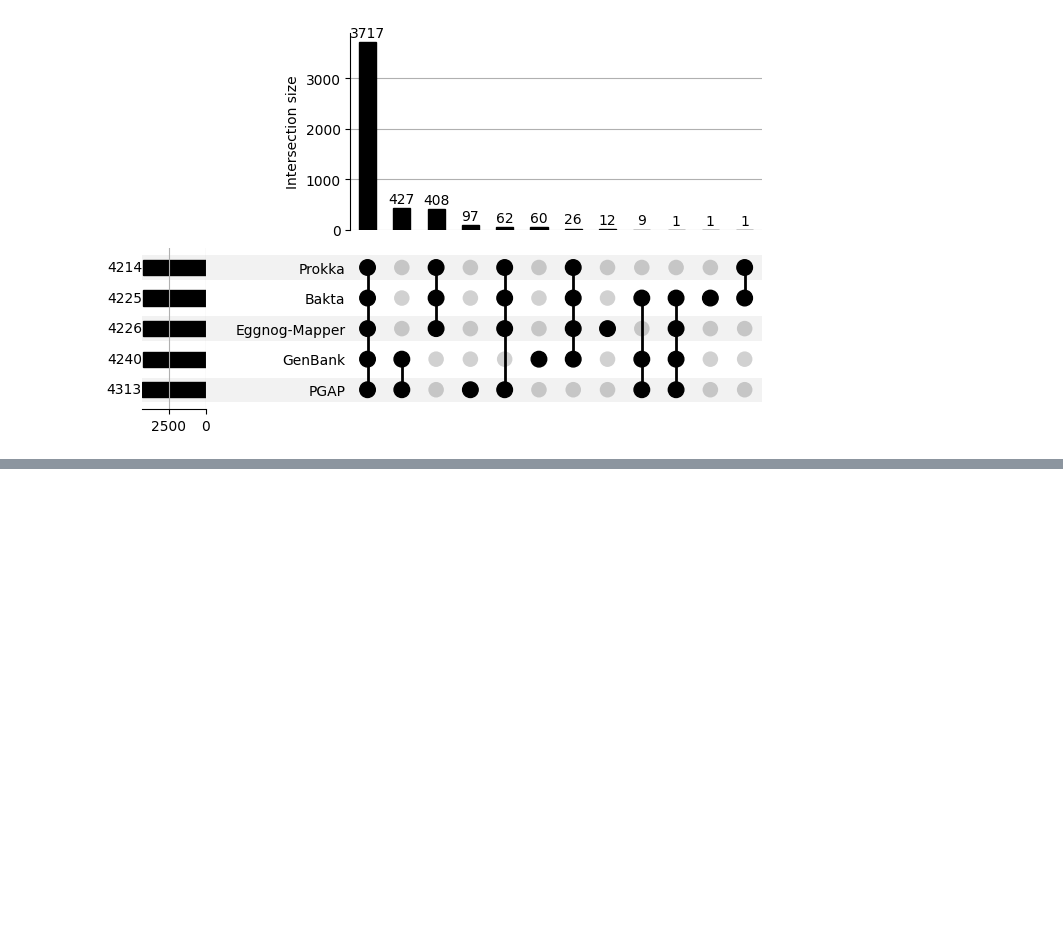
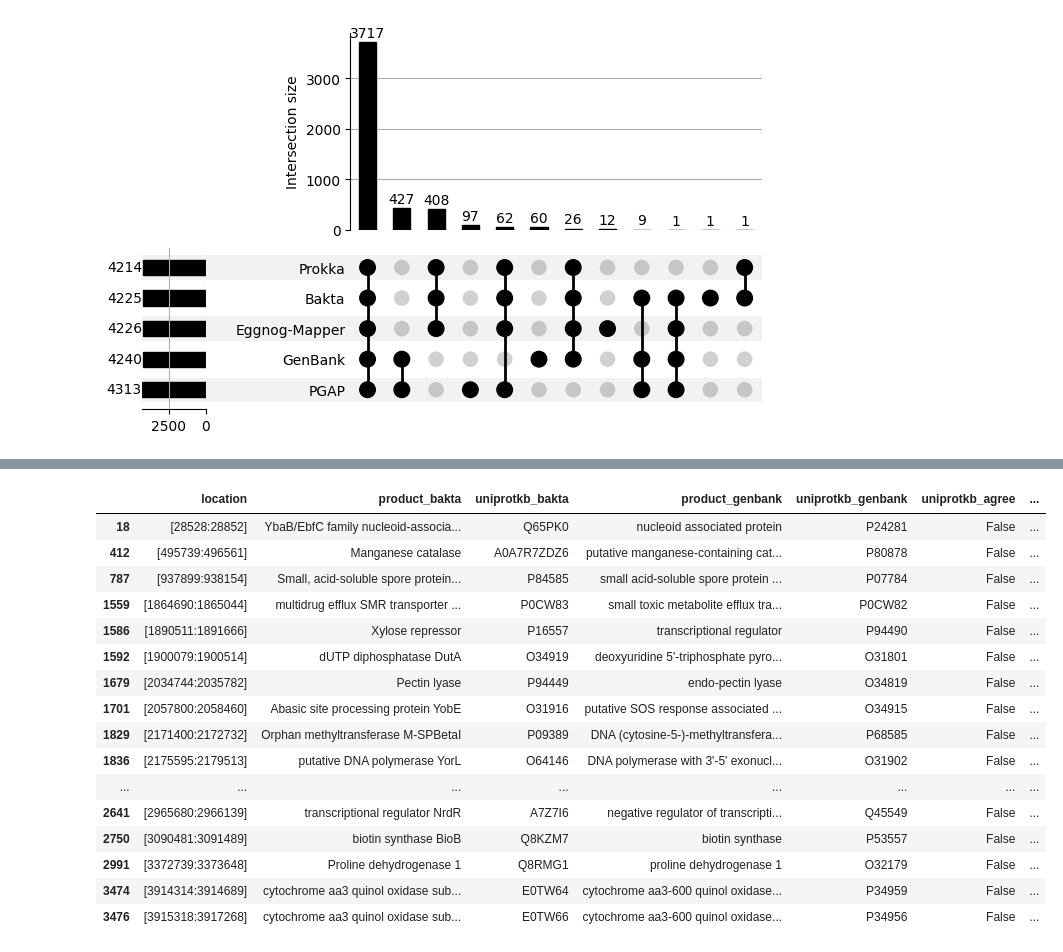
Before and after one commit to tiagocabralborelli/BenchAnnot, a Jupyter notebook: bacillus_analysis/bacillus_analysis.ipynb, the cells around one changed output, grey strips where cells are left out. Cells and saved outputs as stored; diff of their text form; code cells hidden in the pictures; blank space fills up the shorter version.

```diff
--- a/bacillus_analysis/bacillus_analysis.ipynb
+++ b/bacillus_analysis/bacillus_analysis.ipynb
@@ -127,0 +327,19 @@ Now we proceed to checking if the functional annotation differs. Starting with t
+# %%
+cds_data = []
+for record in SeqIO.parse(bakta_gbk, "genbank"):
+    for feature in record.features:
+        if feature.type == "CDS":
+            location = str(feature.location).split('(')[0]
+            product = feature.qualifiers.get("product", ["hypothetical protein"])[0]
+            uniprotkb = None
+            for note in feature.qualifiers.get("note", []):
+                if "UniRef:UniRef100" in note:
+                    uniprotkb = note.split("UniRef:UniRef100_")[1]
+                elif "UniRef:UniRef90" in note:
+                    uniprotkb = note.split("UniRef:UniRef90_")[1]
+                elif "UniRef:UniRef50" in note:
+                    uniprotkb = note.split("UniRef:UniRef50_")[1]
+            cds_data.append({"location": location, "product": product, "uniprotkb": uniprotkb})
+
+bakta = pd.DataFrame(cds_data)
+bakta
@@ -127,0 +360,2 @@ Now we proceed to checking if the functional annotation differs. Starting with t
+# %%
+bakta_genbank = compare_annotations(bakta, genbank, "uniprotkb", df1_name="Bakta", df2_name="GenBank")
@@ -127,0 +369,20 @@ Now we proceed to checking if the functional annotation differs. Starting with t
+# %%
+bakta_genbank[~bakta_genbank["uniprotkb_agree"]].dropna()
+# %% [output]
+|  | location | product_bakta | uniprotkb_bakta | product_genbank | uniprotkb_genbank | uniprotkb_agree | ... |
+| 18 | [28528:28852] | YbaB/EbfC family nucleoid-associa... | Q65PK0 | nucleoid associated protein | P24281 | False | ... |
+| 412 | [495739:496561] | Manganese catalase | A0A7R7ZDZ6 | putative manganese-containing cat... | P80878 | False | ... |
+| 787 | [937899:938154] | Small, acid-soluble spore protein... | P84585 | small acid-soluble spore protein ... | P07784 | False | ... |
+| 1559 | [1864690:1865044] | multidrug efflux SMR transporter ... | P0CW83 | small toxic metabolite efflux tra... | P0CW82 | False | ... |
+| 1586 | [1890511:1891666] | Xylose repressor | P16557 | transcriptional regulator | P94490 | False | ... |
+| 1592 | [1900079:1900514] | dUTP diphosphatase DutA | O34919 | deoxyuridine 5'-triphosphate pyro... | O31801 | False | ... |
+| 1679 | [2034744:2035782] | Pectin lyase | P94449 | endo-pectin lyase | O34819 | False | ... |
+| 1701 | [2057800:2058460] | Abasic site processing protein YobE | O31916 | putative SOS response associated ... | O34915 | False | ... |
+| 1829 | [2171400:2172732] | Orphan methyltransferase M-SPBetaI | P09389 | DNA (cytosine-5-)-methyltransfera... | P68585 | False | ... |
+| 1836 | [2175595:2179513] | putative DNA polymerase YorL | O64146 | DNA polymerase with 3'-5' exonucl... | O31902 | False | ... |
+| ... | ... | ... | ... | ... | ... | ... | ... |
+| 2641 | [2965680:2966139] | transcriptional regulator NrdR | A7Z7I6 | negative regulator of transcripti... | Q45549 | False | ... |
+| 2750 | [3090481:3091489] | biotin synthase BioB | Q8KZM7 | biotin synthase | P53557 | False | ... |
+| 2991 | [3372739:3373648] | Proline dehydrogenase 1 | Q8RMG1 | proline dehydrogenase 1 | O32179 | False | ... |
+| 3474 | [3914314:3914689] | cytochrome aa3 quinol oxidase sub... | E0TW64 | cytochrome aa3-600 quinol oxidase... | P34959 | False | ... |
+| 3476 | [3915318:3917268] | cytochrome aa3 quinol oxidase sub... | E0TW66 | cytochrome aa3-600 quinol oxidase... | P34956 | False | ... |
```
Also changed, not shown: parts of 31 cells of this notebook.
